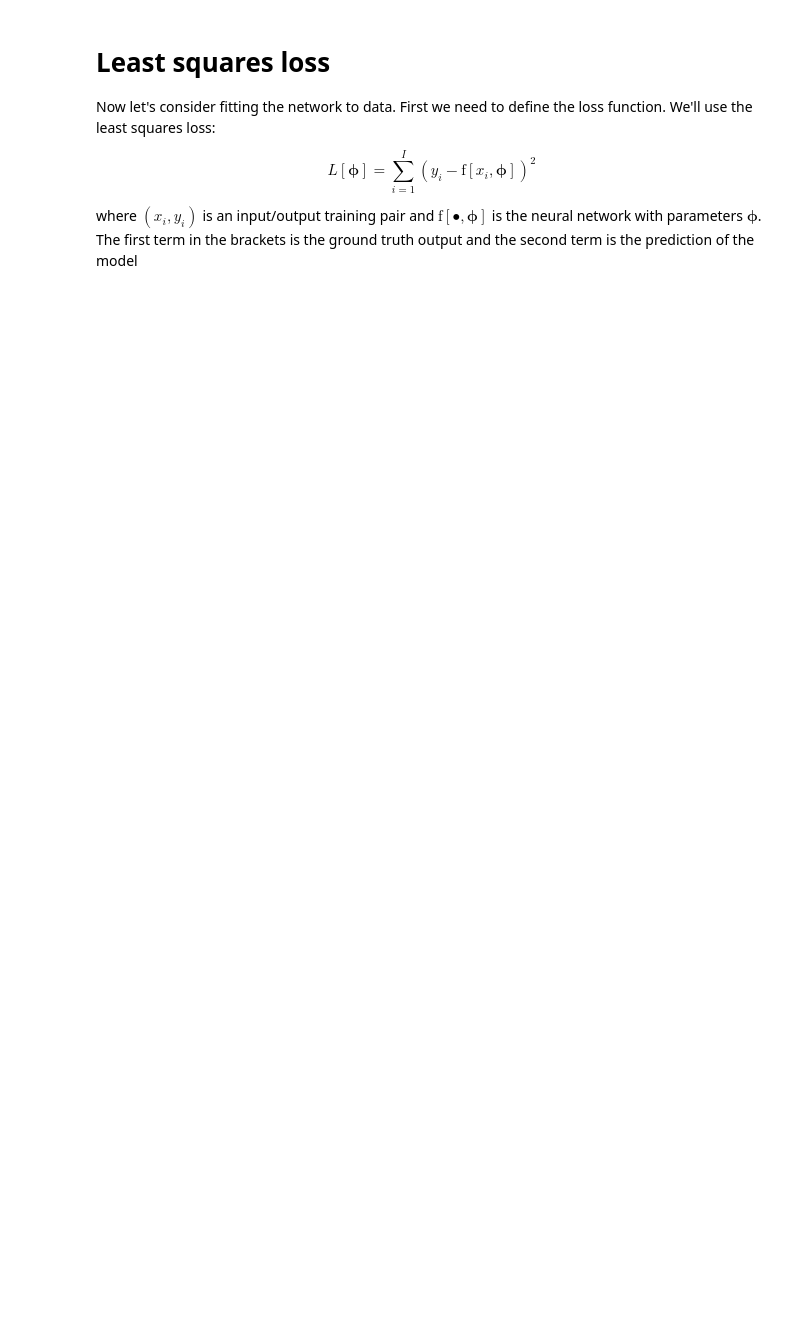
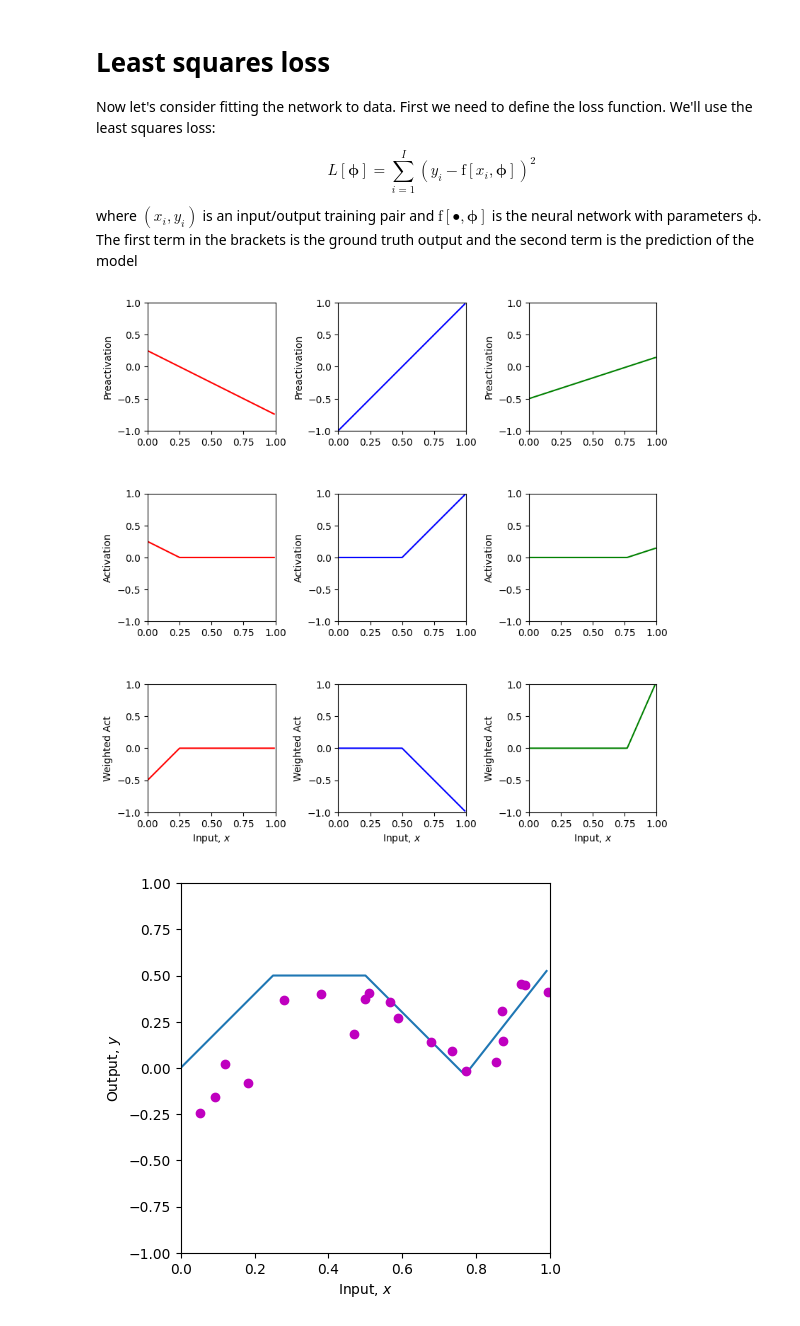
Before and after one commit to oviedobecoding/Underestanding-deep-learning, a Jupyter notebook: Notebooks/Chap03/3_1_Shallow_Networks_I.ipynb, the cells around one changed output. Saved outputs shown, nothing was run; the diff lists cells and outputs as text; code cells hidden in the pictures; blank space fills up the shorter version.

```diff
--- a/Notebooks/Chap03/3_1_Shallow_Networks_I.ipynb
+++ b/Notebooks/Chap03/3_1_Shallow_Networks_I.ipynb
@@ -187,43 +190,47 @@ def least_squares_loss(y_train, y_predict):
   # differences between the real values of y and the predicted values from the model f[x_i,phi]
   # (see figure 2.2 of the book)
   # you will need to use the function np.sum
-  loss = 0
+
+  loss = np.sum((y_predict - y_train)**2)
 
   return loss
 # %%
 # Now lets define some parameters, run the neural network, and compute the loss
-theta_10 =  0.3 ; theta_11 = -1.0
+theta_10 =  0.25 ; theta_11 = -1.0
 theta_20 = -1.0  ; theta_21 = 2.0
 theta_30 = -0.5  ; theta_31 = 0.65
-phi_0 = -0.3; phi_1 = 2.0; phi_2 = -1.0; phi_3 = 7.0
+phi_0 = 0.5; phi_1 = -2.0; phi_2 = -1.0; phi_3 = 7.0
 
 # Define a range of input values
 x = np.arange(0,1,0.01)
 
 x_train = np.array([0.09291784,0.46809093,0.93089486,0.67612654,0.73441752,0.86847339,\
                    0.49873225,0.51083168,0.18343972,0.99380898,0.27840809,0.38028817,\
                    0.12055708,0.56715537,0.92005746,0.77072270,0.85278176,0.05315950,\
                    0.87168699,0.58858043])
 y_train = np.array([-0.15934537,0.18195445,0.451270150,0.13921448,0.09366691,0.30567674,\
                     0.372291170,0.40716968,-0.08131792,0.41187806,0.36943738,0.3994327,\
                     0.019062570,0.35820410,0.452564960,-0.0183121,0.02957665,-0.24354444, \
                     0.148038840,0.26824970])
 
 # We run the neural network for each of these input values
 y, pre_1, pre_2, pre_3, act_1, act_2, act_3, w_act_1, w_act_2, w_act_3 = \
     shallow_1_1_3(x, ReLU, phi_0,phi_1,phi_2,phi_3, theta_10, theta_11, theta_20, theta_21, theta_30, theta_31)
 # And then plot it
 plot_neural(x, y, pre_1, pre_2, pre_3, act_1, act_2, act_3, w_act_1, w_act_2, w_act_3, plot_all=True, x_data = x_train, y_data = y_train)
 
 # Run the neural network on the training data
 y_predict, *_ = shallow_1_1_3(x_train, ReLU, phi_0,phi_1,phi_2,phi_3, theta_10, theta_11, theta_20, theta_21, theta_30, theta_31)
 
 # Compute the least squares loss and print it out
 loss = least_squares_loss(y_train,y_predict)
 print('Your Loss = %3.3f, True value = 9.385'%(loss))
 
 # TODO.  Manipulate the parameters (by hand!) to make the function
 # fit the data better and try to reduce the loss to as small a number
 # as possible.  The best that I could do was 0.181
 # Tip... start by manipulating phi_0.
 # It's not that easy, so don't spend too much time on this!
+# %% [output]
+[figure, added]
+[figure, added]
```
Also changed, not shown: parts of 2 cells of this notebook.
